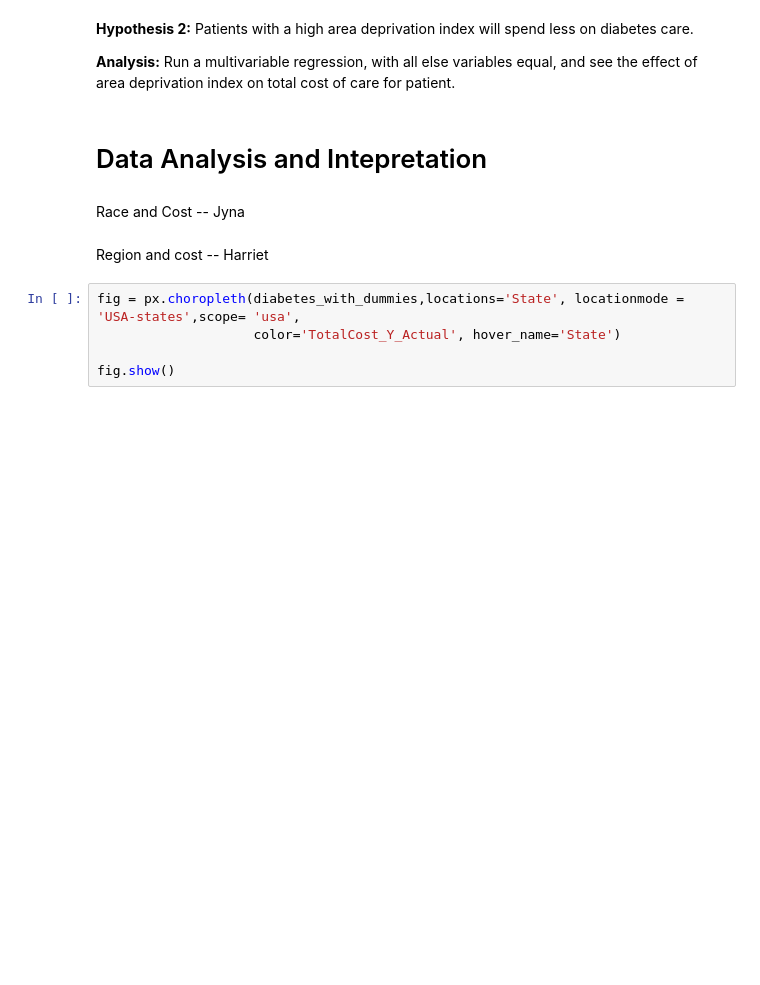
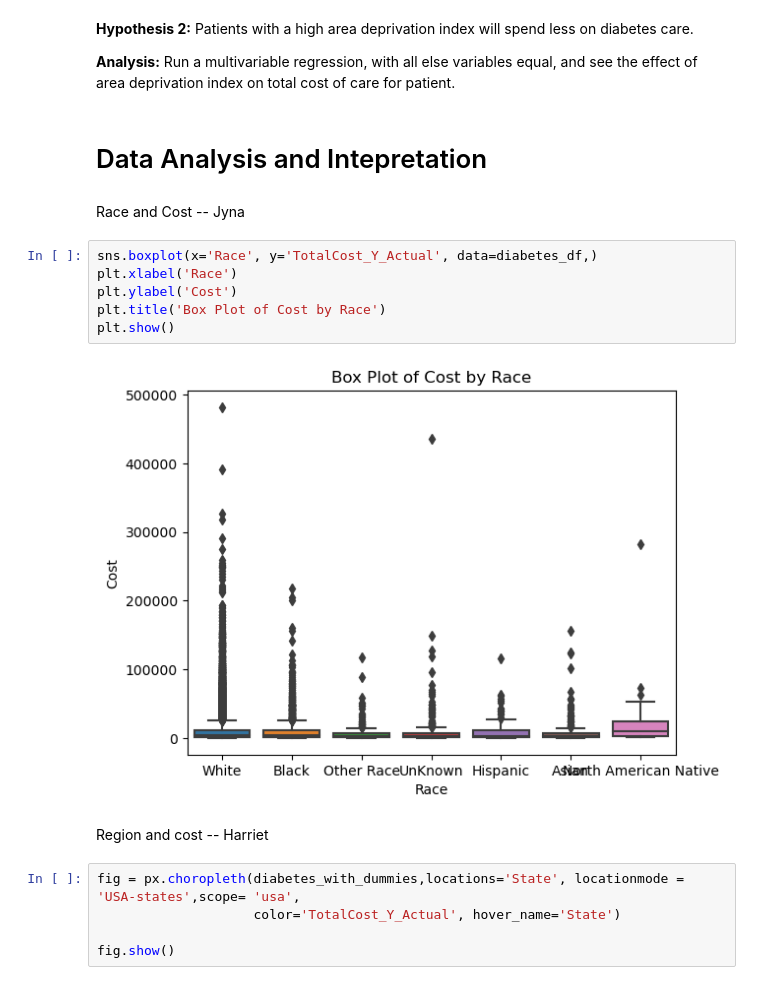
Before and after one commit to HarrietKumah/info2950-final-project, a Jupyter notebook: Phase IV.ipynb, the cells around one changed output. Drawn from its saved outputs; the diff is of its cells as text; blank space fills up the shorter version.

```diff
--- a/Phase IV.ipynb
+++ b/Phase IV.ipynb
@@ -107,6 +107,14 @@ The Area Deprivation Index(ADI) allows for a ranking of neighborhoods by socioec
 # Data Analysis and Intepretation
 # %% [markdown]
 Race and Cost -- Jyna
+# %%
+sns.boxplot(x='Race', y='TotalCost_Y_Actual', data=diabetes_df,)
+plt.xlabel('Race')
+plt.ylabel('Cost')
+plt.title('Box Plot of Cost by Race')
+plt.show()
+# %% [output]
+[figure, added]
 # %% [markdown]
 Region and cost -- Harriet
 # %%
```
Also changed, not shown: parts of 4 cells of this notebook.
